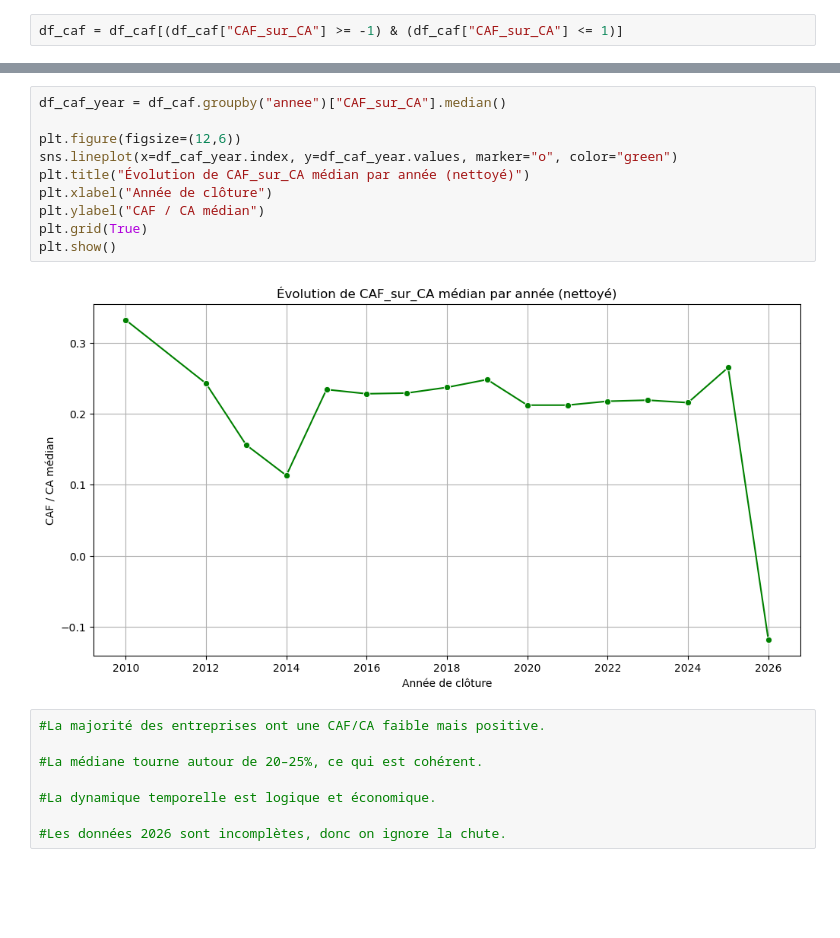
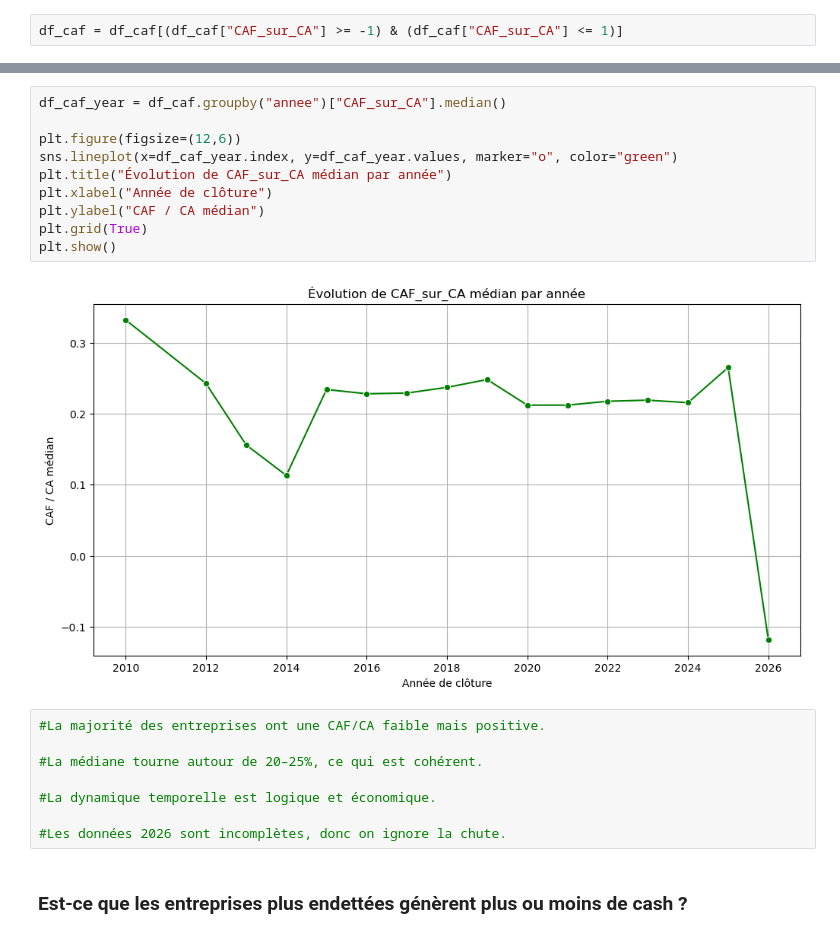
Before and after one commit to khelifaYacine/signaux-faibles-finance, a Jupyter notebook: 01_exploration.ipynb, the cells around one changed output, grey strips where cells are left out. Cells and saved outputs as stored; diff of their text form; blank space fills up the shorter version.

```diff
--- a/01_exploration.ipynb
+++ b/01_exploration.ipynb
@@ -368,15 +368,15 @@ plt.show()
 # %%
 df_caf_year = df_caf.groupby("annee")["CAF_sur_CA"].median()
 
 plt.figure(figsize=(12,6))
 sns.lineplot(x=df_caf_year.index, y=df_caf_year.values, marker="o", color="green")
-plt.title("Évolution de CAF_sur_CA médian par année (nettoyé)")
+plt.title("Évolution de CAF_sur_CA médian par année")
 plt.xlabel("Année de clôture")
 plt.ylabel("CAF / CA médian")
 plt.grid(True)
 plt.show()
 # %% [output]
-[figure, old version]
+[figure, new version]
 # %%
 #La majorité des entreprises ont une CAF/CA faible mais positive.
 
@@ -385,3 +385,5 @@ plt.show()
 #La dynamique temporelle est logique et économique.
 
 #Les données 2026 sont incomplètes, donc on ignore la chute.
+# %% [markdown]
+### Est‑ce que les entreprises plus endettées génèrent plus ou moins de cash ?
```
Also changed, not shown: parts of 9 cells of this notebook.
